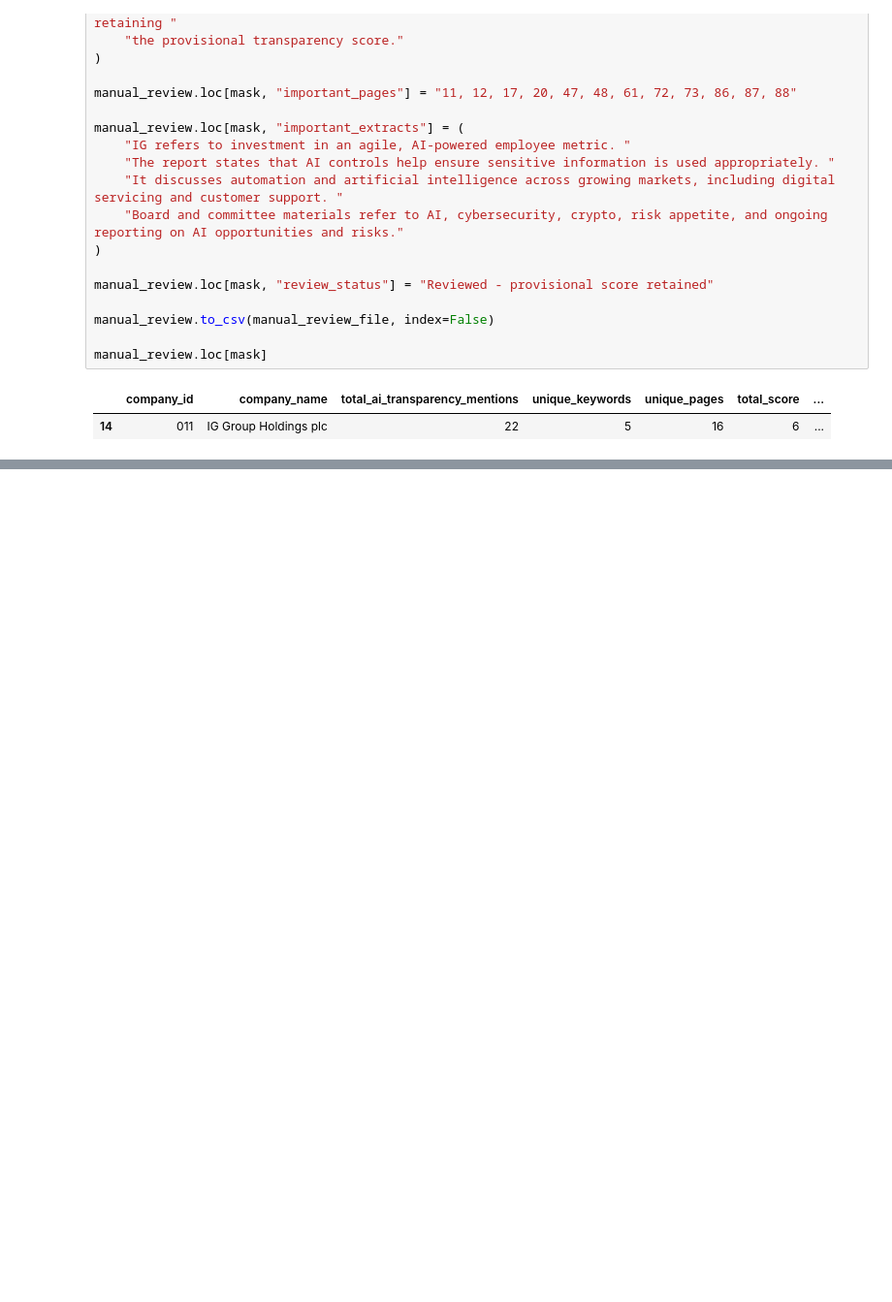
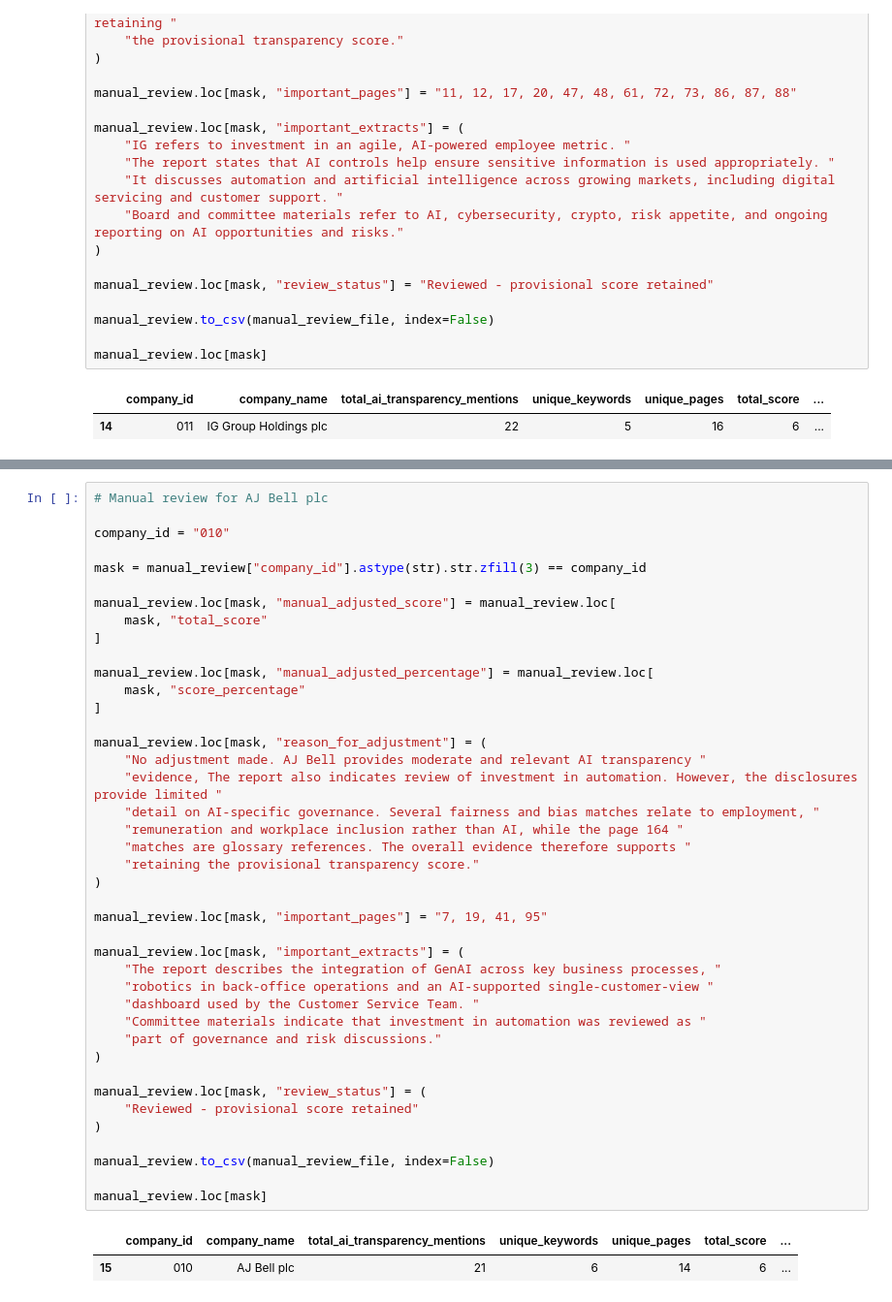
Before and after one commit to Nomso-1/ai-transparency-uk-firms, a Jupyter notebook: notebooks/04_manual_validation.ipynb, the cells around one changed output, grey strips where cells are left out. Shown at 97% size. Drawn from its saved outputs; the diff is of its cells as text; blank space fills up the shorter version.

```diff
--- a/notebooks/04_manual_validation.ipynb
+++ b/notebooks/04_manual_validation.ipynb
@@ -2121,0 +2209,44 @@ manual_review.loc[mask]
+# %%
+# Manual review for AJ Bell plc
+
+company_id = "010"
+
+mask = manual_review["company_id"].astype(str).str.zfill(3) == company_id
+
+manual_review.loc[mask, "manual_adjusted_score"] = manual_review.loc[
+    mask, "total_score"
+]
+
+manual_review.loc[mask, "manual_adjusted_percentage"] = manual_review.loc[
+    mask, "score_percentage"
+]
+
+manual_review.loc[mask, "reason_for_adjustment"] = (
+    "No adjustment made. AJ Bell provides moderate and relevant AI transparency "
+    "evidence, The report also indicates review of investment in automation. However, the disclosures provide limited "
+    "detail on AI-specific governance. Several fairness and bias matches relate to employment, "
+    "remuneration and workplace inclusion rather than AI, while the page 164 "
+    "matches are glossary references. The overall evidence therefore supports "
+    "retaining the provisional transparency score."
+)
+
+manual_review.loc[mask, "important_pages"] = "7, 19, 41, 95"
+
+manual_review.loc[mask, "important_extracts"] = (
+    "The report describes the integration of GenAI across key business processes, "
+    "robotics in back-office operations and an AI-supported single-customer-view "
+    "dashboard used by the Customer Service Team. "
+    "Committee materials indicate that investment in automation was reviewed as "
+    "part of governance and risk discussions."
+)
+
+manual_review.loc[mask, "review_status"] = (
+    "Reviewed - provisional score retained"
+)
+
+manual_review.to_csv(manual_review_file, index=False)
+
+manual_review.loc[mask]
+# %% [output]
+|  | company_id | company_name | total_ai_transparency_mentions | unique_keywords | unique_pages | total_score | ... |
+| 15 | 010 | AJ Bell plc | 21 | 6 | 14 | 6 | ... |
```
Also changed, not shown: parts of 17 cells of this notebook, 1 other file.
